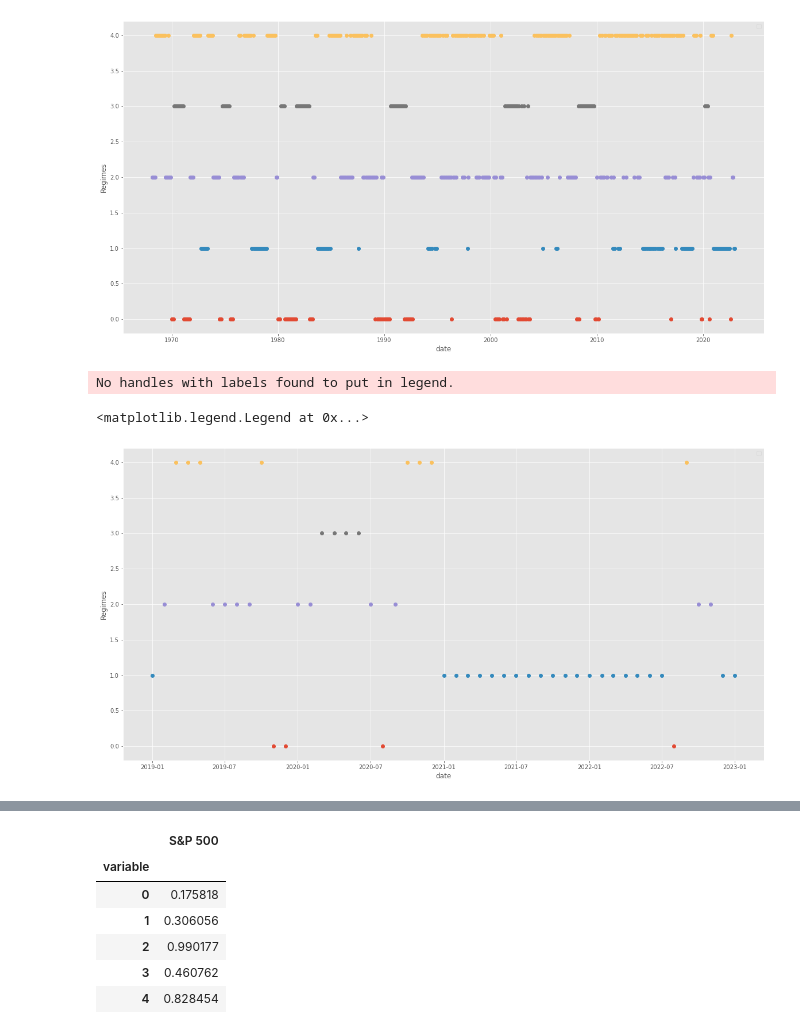
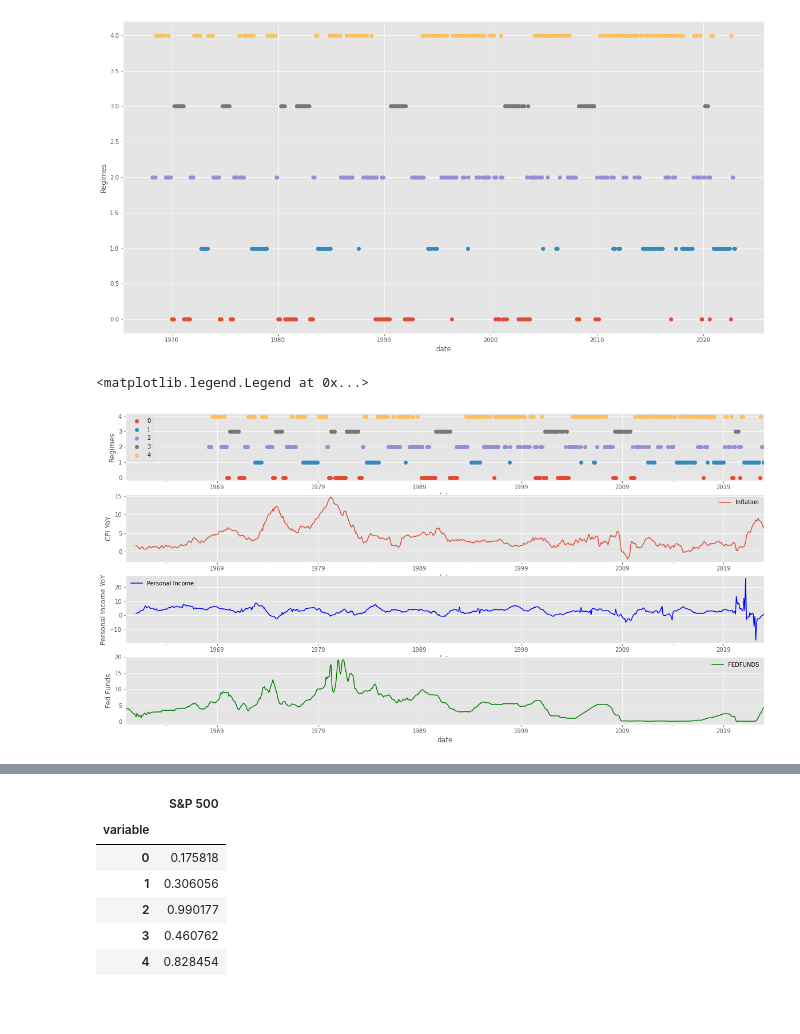
Before and after one commit to dcuoliveira/meta-learning-fin, a Jupyter notebook: src/drafts/cosine_similarity_kmeans.ipynb, the cells around one changed output, grey strips where cells are left out. Drawn from its saved outputs; the diff is of its cells as text; code cells hidden in the pictures; blank space fills up the shorter version.

Commit message:
add fedfunds

```diff
--- a/src/drafts/cosine_similarity_kmeans.ipynb
+++ b/src/drafts/cosine_similarity_kmeans.ipynb
@@ -209,13 +211,41 @@ plt.legend()
 No handles with labels found to put in legend.
 <matplotlib.legend.Legend at 0x...>
 [figure]
-# %%
-plt.figure(figsize=(20, 10))
-plt.plot(pivot_X.loc["2019-01-01":].index, pivot_X.loc["2019-01-01":].values, marker="o", linestyle="")
-plt.xlabel("date")
-plt.ylabel("Regimes")
-plt.legend()
-# %% [output]
-No handles with labels found to put in legend.
-<matplotlib.legend.Legend at 0x...>
-[figure, removed]
+# %%
+regimes_df = pivot_X.copy()
+regimes_df.columns = regimes_df.columns.droplevel(0)
+cpi_regimes_df = pd.concat([regimes_df,
+                            (raw_fred_df[["CPIAUCSL"]].pct_change(12).dropna() * 100).rename(columns={"CPIAUCSL": "Inflation"}),
+                            (raw_fred_df[["RPI"]].pct_change(12).dropna() * 100).rename(columns={"RPI": "Personal Income"}),
+                            (raw_fred_df[["FEDFUNDS"]])], axis=1)
+# %%
+plot_df = cpi_regimes_df.copy()
+
+fig, axs = plt.subplots(4, 1, figsize=(20, 10))
+
+cpi_regimes_df[[v for v in range(k)]].plot(ax=axs[0], marker="o", linestyle="")
+axs[0].set_xlabel("date")
+axs[0].set_ylabel("Regimes")
+axs[0].legend()
+
+cpi_regimes_df[["Inflation"]].plot(ax=axs[1])
+axs[1].set_xlabel("date")
+axs[1].set_ylabel("CPI YoY")
+axs[1].legend()
+
+cpi_regimes_df[["Personal Income"]].plot(ax=axs[2])
+# change color
+axs[2].lines[0].set_color("blue")
+axs[2].set_xlabel("date")
+axs[2].set_ylabel("Personal Income YoY")
+axs[2].legend()
+
+cpi_regimes_df[["FEDFUNDS"]].plot(ax=axs[3])
+# change color
+axs[3].lines[0].set_color("green")
+axs[3].set_xlabel("date")
+axs[3].set_ylabel("Fed Funds")
+axs[3].legend()
+# %% [output]
+<matplotlib.legend.Legend at 0x...>
+[figure, added]
```
Also changed, not shown: parts of 4 cells of this notebook.
